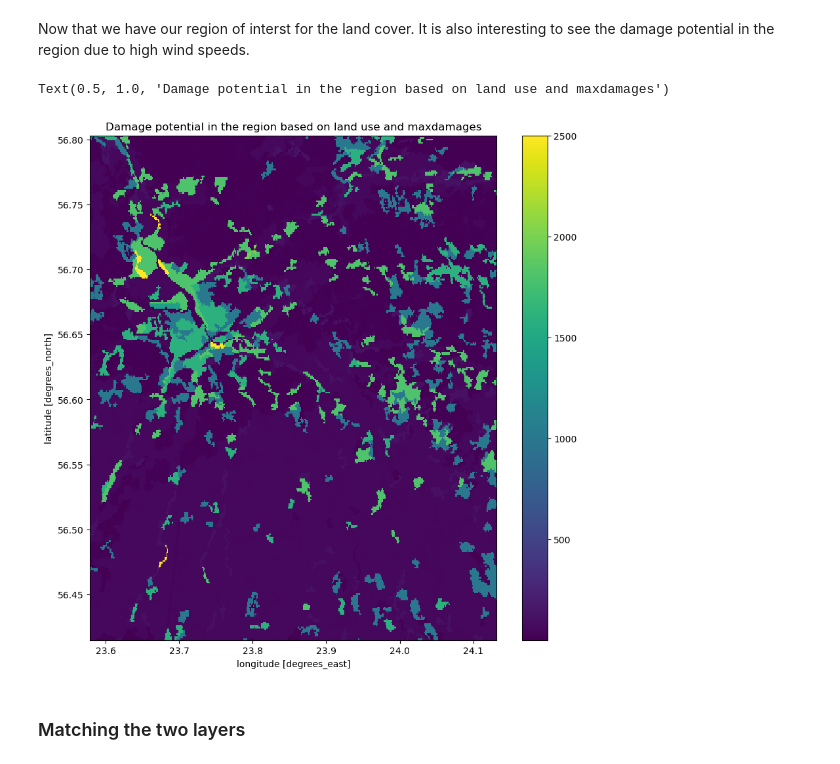
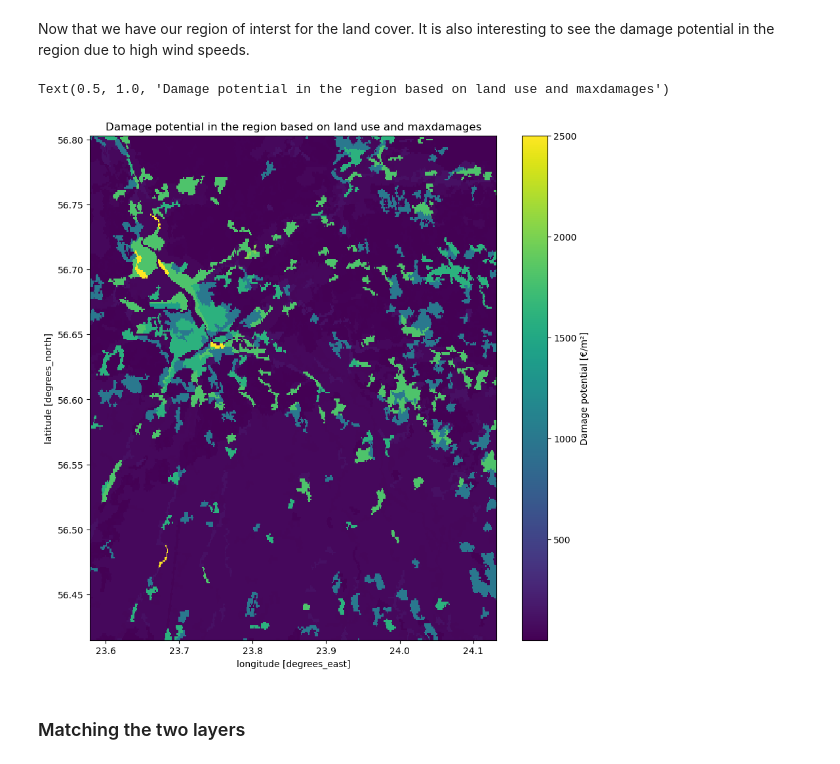
Before and after one commit to CLIMAAX/STORMS, a Jupyter notebook: WIND_raster.ipynb, the cells around one changed output. Cells and saved outputs as stored; diff of their text form; code cells hidden in the pictures.

```diff
--- a/WIND_raster.ipynb
+++ b/WIND_raster.ipynb
@@ -314,13 +312,13 @@ Now that we have our region of interst for the land cover. It is also interestin
 # %%
 # assign each land use class a maxdamage value and plot this on the map
 maxdam_map = land_use_region
 for i in range(1,44):
     maxdam_map = maxdam_map.where(land_use_region != i, maxdam['damage'][i])
-maxdam_map.plot(figsize=(10,10))
+maxdam_map.plot(figsize=(10,10), cbar_kwargs={'label': "Damage potential [€/m²]"})
 plt.title('Damage potential in the region based on land use and maxdamages')
 # %% [output]
 Text(0.5, 1.0, 'Damage potential in the region based on land use and maxdamages')
-[figure, old version]
+[figure, new version]
 # %% [markdown]
 ### Matching the two layers
 # %% [markdown]
```
Also changed, not shown: parts of 15 cells of this notebook.
